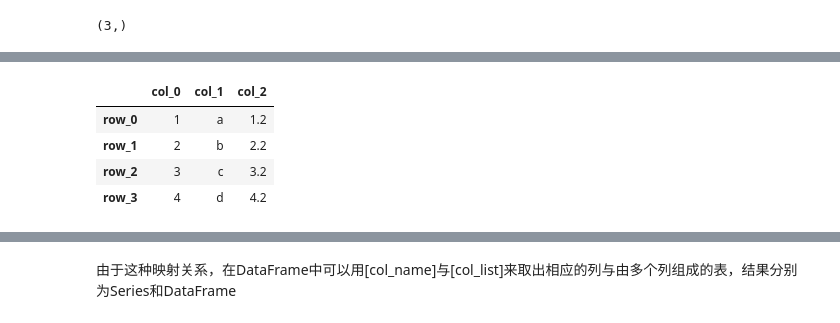
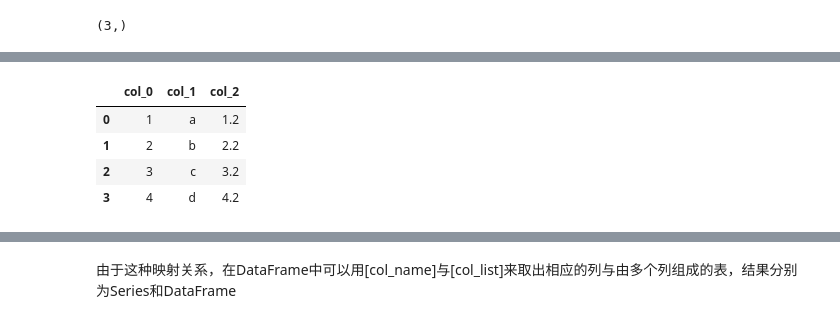
Before and after one commit to RyannChenOO/deeplearningNotes, a Jupyter notebook: pandas/pandas基础.ipynb, the cells around one changed output, grey strips where cells are left out. Saved outputs shown, nothing was run; the diff lists cells and outputs as text; code cells hidden in the pictures.

```diff
--- a/pandas/pandas基础.ipynb
+++ b/pandas/pandas基础.ipynb
@@ -210,8 +366,14 @@ df = pd.DataFrame(data=data,
-# %%
-df
-# %% [output]
-|  | col_0 | col_1 | col_2 |
-| row_0 | 1 | a | 1.2 |
-| row_1 | 2 | b | 2.2 |
-| row_2 | 3 | c | 3.2 |
-| row_3 | 4 | d | 4.2 |
+# %%
+# 构造DataFrame：1.使用等长列表-使用二维列表
+# data shape(3,4)--(列,行)
+data = [[1, 'a', 1.2], [2, 'b', 2.2], [3, 'c', 3.2],[4, 'd', 4.2]]
+# 如果不指定index就会默认自动加上行索引
+df = pd.DataFrame(data=data,
+                  columns=['col_0', 'col_1', 'col_2'])
+df
+# %% [output]
+|  | col_0 | col_1 | col_2 |
+| 0 | 1 | a | 1.2 |
+| 1 | 2 | b | 2.2 |
+| 2 | 3 | c | 3.2 |
+| 3 | 4 | d | 4.2 |
```
Also changed, not shown: parts of 60 cells of this notebook, 2 other files.
